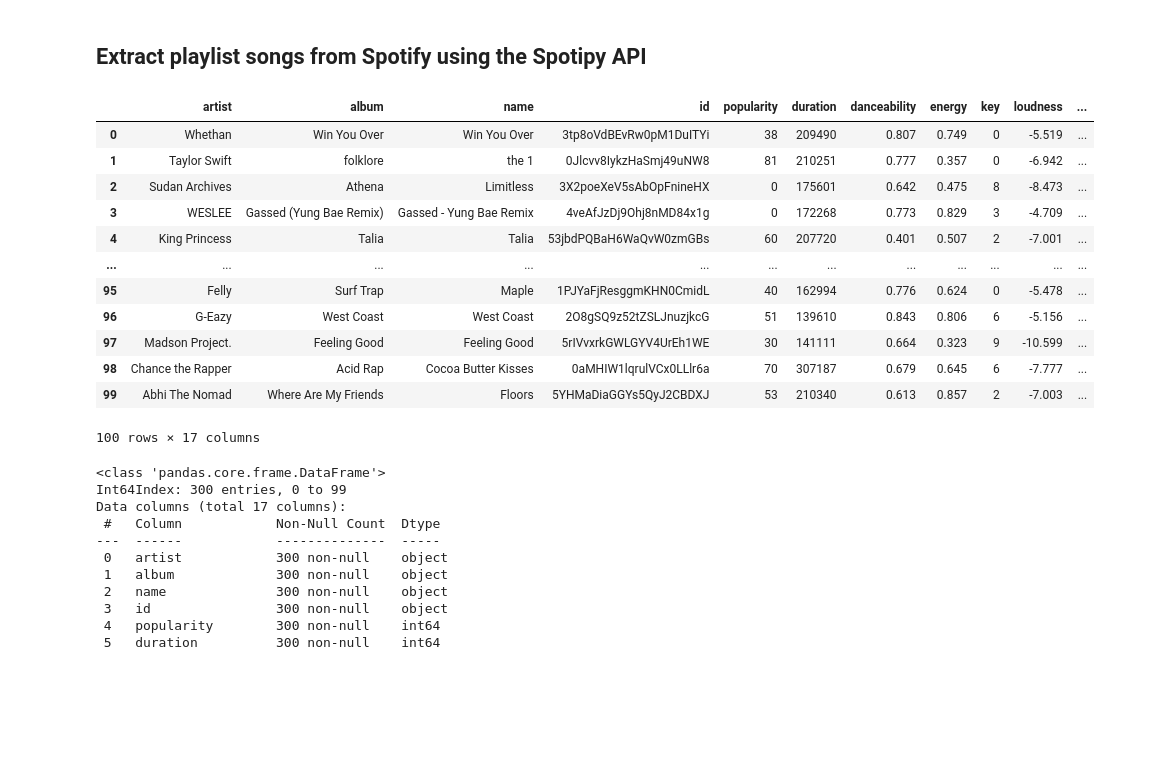
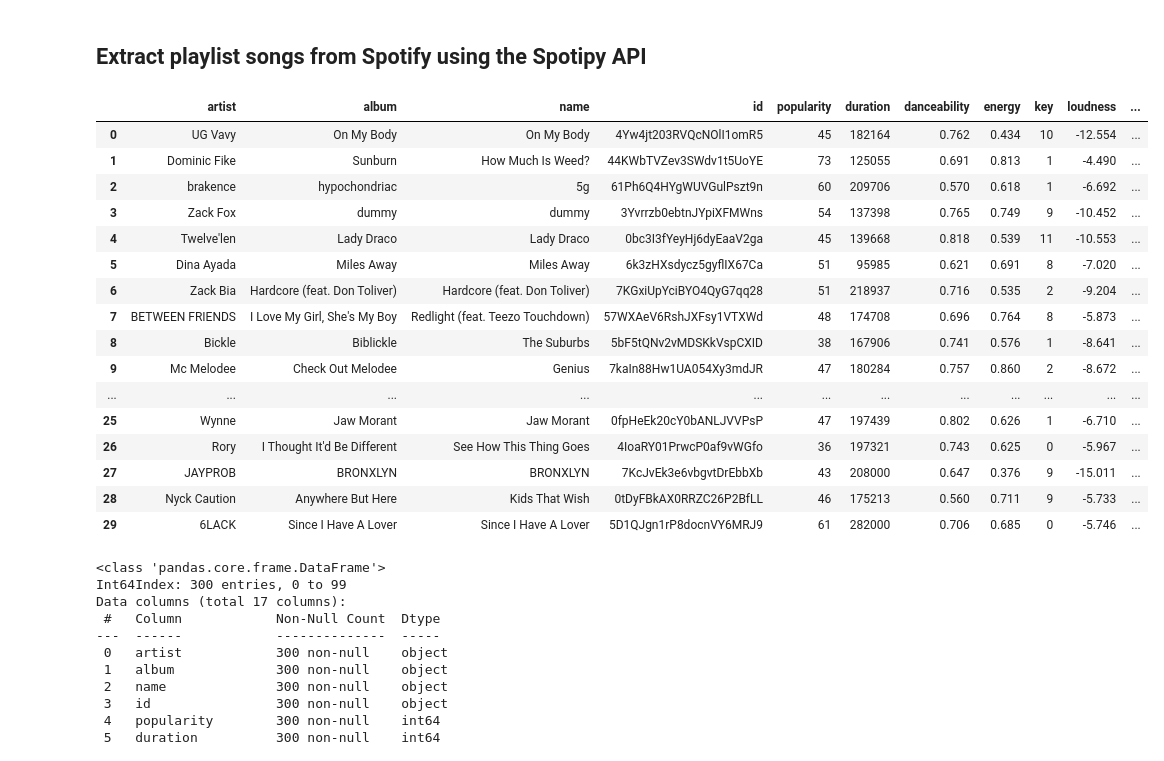
Before and after one commit to osirjeremy/spotify_analysis, a Jupyter notebook: extract_Playlist_songs_Aug2023.ipynb, the cells around one changed output. Cells and saved outputs as stored; diff of their text form; code cells hidden in the pictures; blank space fills up the shorter version.

```diff
--- a/extract_Playlist_songs_Aug2023.ipynb
+++ b/extract_Playlist_songs_Aug2023.ipynb
@@ -58,26 +58,30 @@ def call_playlist(creator, playlist_id):
         # Concat the dfs
         track_df = pd.DataFrame(playlist_features, index = [0])
         playlist_df = pd.concat([playlist_df, track_df], ignore_index = True)
-        playlist_df.to_csv('spotify_kaki_favs_2020.csv', index=False)
+        playlist_df.to_csv('spotify_jeremy_discover_21Sep2023.csv', index=False)
     #Step 3
 
     return playlist_df
 # %%
-call_playlist('Kaki', '373AaBeenLvP3qCemcB9qe')
-#https://open.spotify.com/playlist/373AaBeenLvP3qCemcB9qe?si=2b5b9bf348c844a3
+call_playlist('Jeremy Osir', '37i9dQZEVXcLIlAlyCSA6s')
+#https://open.spotify.com/playlist/37i9dQZEVXcLIlAlyCSA6s?si=8f470f9ba50e4ec9
 # %% [output]
 |  | artist | album | name | id | popularity | duration | danceability | energy | key | loudness | ... |
-| 0 | Whethan | Win You Over | Win You Over | 3tp8oVdBEvRw0pM1DuITYi | 38 | 209490 | 0.807 | 0.749 | 0 | -5.519 | ... |
-| 1 | Taylor Swift | folklore | the 1 | 0Jlcvv8IykzHaSmj49uNW8 | 81 | 210251 | 0.777 | 0.357 | 0 | -6.942 | ... |
-| 2 | Sudan Archives | Athena | Limitless | 3X2poeXeV5sAbOpFnineHX | 0 | 175601 | 0.642 | 0.475 | 8 | -8.473 | ... |
-| 3 | WESLEE | Gassed (Yung Bae Remix) | Gassed - Yung Bae Remix | 4veAfJzDj9Ohj8nMD84x1g | 0 | 172268 | 0.773 | 0.829 | 3 | -4.709 | ... |
-| 4 | King Princess | Talia | Talia | 53jbdPQBaH6WaQvW0zmGBs | 60 | 207720 | 0.401 | 0.507 | 2 | -7.001 | ... |
+| 0 | UG Vavy | On My Body | On My Body | 4Yw4jt203RVQcNOlI1omR5 | 45 | 182164 | 0.762 | 0.434 | 10 | -12.554 | ... |
+| 1 | Dominic Fike | Sunburn | How Much Is Weed? | 44KWbTVZev3SWdv1t5UoYE | 73 | 125055 | 0.691 | 0.813 | 1 | -4.490 | ... |
+| 2 | brakence | hypochondriac | 5g | 61Ph6Q4HYgWUVGulPszt9n | 60 | 209706 | 0.570 | 0.618 | 1 | -6.692 | ... |
+| 3 | Zack Fox | dummy | dummy | 3Yvrrzb0ebtnJYpiXFMWns | 54 | 137398 | 0.765 | 0.749 | 9 | -10.452 | ... |
+| 4 | Twelve'len | Lady Draco | Lady Draco | 0bc3I3fYeyHj6dyEaaV2ga | 45 | 139668 | 0.818 | 0.539 | 11 | -10.553 | ... |
+| 5 | Dina Ayada | Miles Away | Miles Away | 6k3zHXsdycz5gyflIX67Ca | 51 | 95985 | 0.621 | 0.691 | 8 | -7.020 | ... |
+| 6 | Zack Bia | Hardcore (feat. Don Toliver) | Hardcore (feat. Don Toliver) | 7KGxiUpYciBYO4QyG7qq28 | 51 | 218937 | 0.716 | 0.535 | 2 | -9.204 | ... |
+| 7 | BETWEEN FRIENDS | I Love My Girl, She's My Boy | Redlight (feat. Teezo Touchdown) | 57WXAeV6RshJXFsy1VTXWd | 48 | 174708 | 0.696 | 0.764 | 8 | -5.873 | ... |
+| 8 | Bickle | Biblickle | The Suburbs | 5bF5tQNv2vMDSKkVspCXID | 38 | 167906 | 0.741 | 0.576 | 1 | -8.641 | ... |
+| 9 | Mc Melodee | Check Out Melodee | Genius | 7kaIn88Hw1UA054Xy3mdJR | 47 | 180284 | 0.757 | 0.860 | 2 | -8.672 | ... |
 | ... | ... | ... | ... | ... | ... | ... | ... | ... | ... | ... | ... |
-| 95 | Felly | Surf Trap | Maple | 1PJYaFjResggmKHN0CmidL | 40 | 162994 | 0.776 | 0.624 | 0 | -5.478 | ... |
-| 96 | G-Eazy | West Coast | West Coast | 2O8gSQ9z52tZSLJnuzjkcG | 51 | 139610 | 0.843 | 0.806 | 6 | -5.156 | ... |
-| 97 | Madson Project. | Feeling Good | Feeling Good | 5rIVvxrkGWLGYV4UrEh1WE | 30 | 141111 | 0.664 | 0.323 | 9 | -10.599 | ... |
-| 98 | Chance the Rapper | Acid Rap | Cocoa Butter Kisses | 0aMHIW1lqrulVCx0LLlr6a | 70 | 307187 | 0.679 | 0.645 | 6 | -7.777 | ... |
-| 99 | Abhi The Nomad | Where Are My Friends | Floors | 5YHMaDiaGGYs5QyJ2CBDXJ | 53 | 210340 | 0.613 | 0.857 | 2 | -7.003 | ... |
+| 25 | Wynne | Jaw Morant | Jaw Morant | 0fpHeEk20cY0bANLJVVPsP | 47 | 197439 | 0.802 | 0.626 | 1 | -6.710 | ... |
+| 26 | Rory | I Thought It'd Be Different | See How This Thing Goes | 4IoaRY01PrwcP0af9vWGfo | 36 | 197321 | 0.743 | 0.625 | 0 | -5.967 | ... |
+| 27 | JAYPROB | BRONXLYN | BRONXLYN | 7KcJvEk3e6vbgvtDrEbbXb | 43 | 208000 | 0.647 | 0.376 | 9 | -15.011 | ... |
+| 28 | Nyck Caution | Anywhere But Here | Kids That Wish | 0tDyFBkAX0RRZC26P2BfLL | 46 | 175213 | 0.560 | 0.711 | 9 | -5.733 | ... |
+| 29 | 6LACK | Since I Have A Lover | Since I Have A Lover | 5D1QJgn1rP8docnVY6MRJ9 | 61 | 282000 | 0.706 | 0.685 | 0 | -5.746 | ... |
-100 rows × 17 columns
 # %%
 #Load saved tracks into pandas dataframe
```
Also changed, not shown: parts of 1 cell of this notebook, 7 other files.
